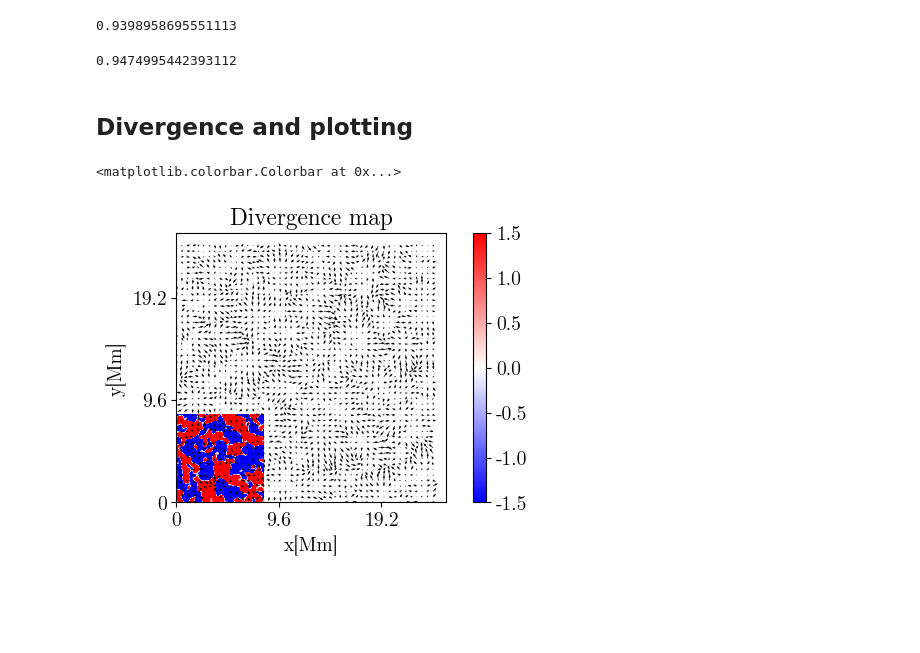
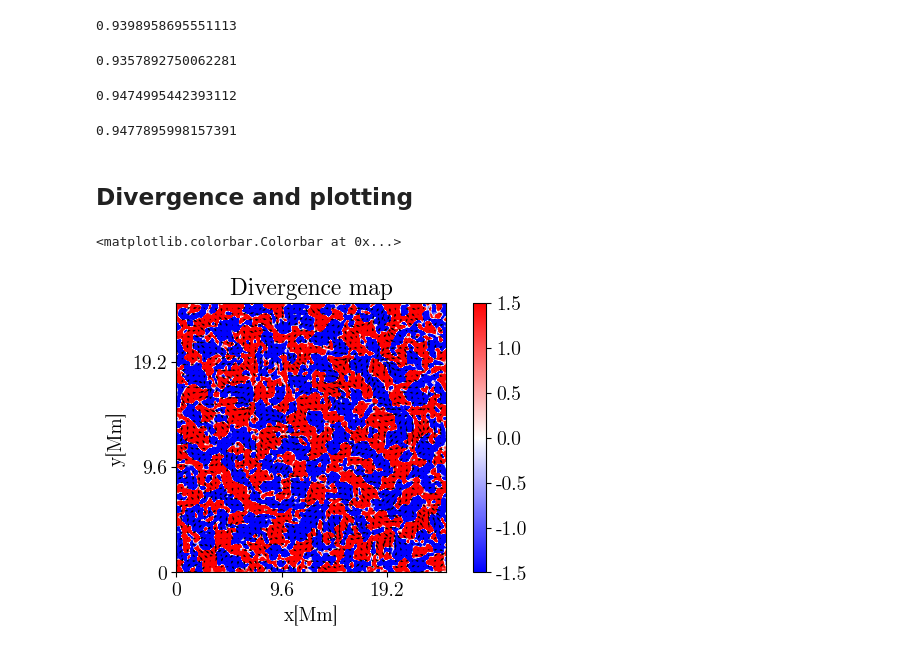
Before and after one commit to TheodoreKostic/Tracking_features, a Jupyter notebook: FirstPaper/TimeAvg.ipynb, the cells around one changed output. Drawn from its saved outputs; the diff is of its cells as text; code cells hidden in the pictures; blank space fills up the shorter version.

Commit message:
C_{CS} calculated, initial divergence plots

```diff
--- a/FirstPaper/TimeAvg.ipynb
+++ b/FirstPaper/TimeAvg.ipynb
@@ -1147,11 +1157,21 @@ csB600 = CS_calc(Vx_filtered22.flatten(), Vx_600B_cor.flatten())
 print(csB600)
 # %% [output]
 0.9398958695551113
+# %%
+csB600y = CS_calc(Vy_filtered22.flatten(), Vy_600B_cor.flatten())
+print(csB600y)
+# %% [output]
+0.9357892750062281
 # %%
 csB300 = CS_calc(Vx_filtered11.flatten(), Vx_300B_cor.flatten())
 print(csB300)
 # %% [output]
 0.9474995442393112
+# %%
+csB300y = CS_calc(Vy_filtered11.flatten(), Vy_300B_cor.flatten())
+print(csB300y)
+# %% [output]
+0.9477895998157391
 # %% [markdown]
 <h2>Divergence and plotting</h2>
 # %%
@@ -1184,32 +1204,32 @@ ymin = 0
 ymax=  1536
 
 Fx  = Vx_600I_mean
 Fy  = Vy_600I_mean
 
 F = [Fx, Fy]
 h = [dx, dy]
 g = divergence(F,h)
 plt.title("Divergence map")
 plt.xlabel("x[Mm]")
 plt.ylabel("y[Mm]")
 
 Bgtx_disp = Vx_600I_mean[ymin:ymax,xmin:xmax]
 Bgty_disp = Vy_600I_mean[ymin:ymax,xmin:xmax]
 Bgtz_disp = g[ymin:ymax,xmin:xmax]
 
 ysize,xsize = np.shape(Bgtx_disp)
 
 stride = 32
 
 
 xmaxind = int(round(xsize/stride))
 ymaxind = int(round(ysize/stride))
 xstr, ystr = np.meshgrid(stride*np.arange(0,xmaxind),stride*np.arange(0,ymaxind))
-im = plt.imshow(Bgtz_disp[::str, 0:512], origin = 'lower', cmap = "bwr", vmin = -1.5, vmax = 1.5)
+im = plt.imshow(Bgtz_disp, origin = 'lower', cmap = "bwr", vmin = -1.5, vmax = 1.5)
 plt.xticks([0,600,1200], [0, 9.6, 19.2])
 plt.yticks([0,600,1200], [0, 9.6, 19.2])
 plt.quiver(xstr,ystr,Bgtx_disp[::stride,::stride],Bgty_disp[::stride,::stride], headwidth = 3, headaxislength = 6, headlength = 4)
 plt.colorbar(im)
 # %% [output]
 <matplotlib.colorbar.Colorbar at 0x...>
-[figure, old version]
+[figure, new version]
```
Also changed, not shown: parts of 2 cells of this notebook.
